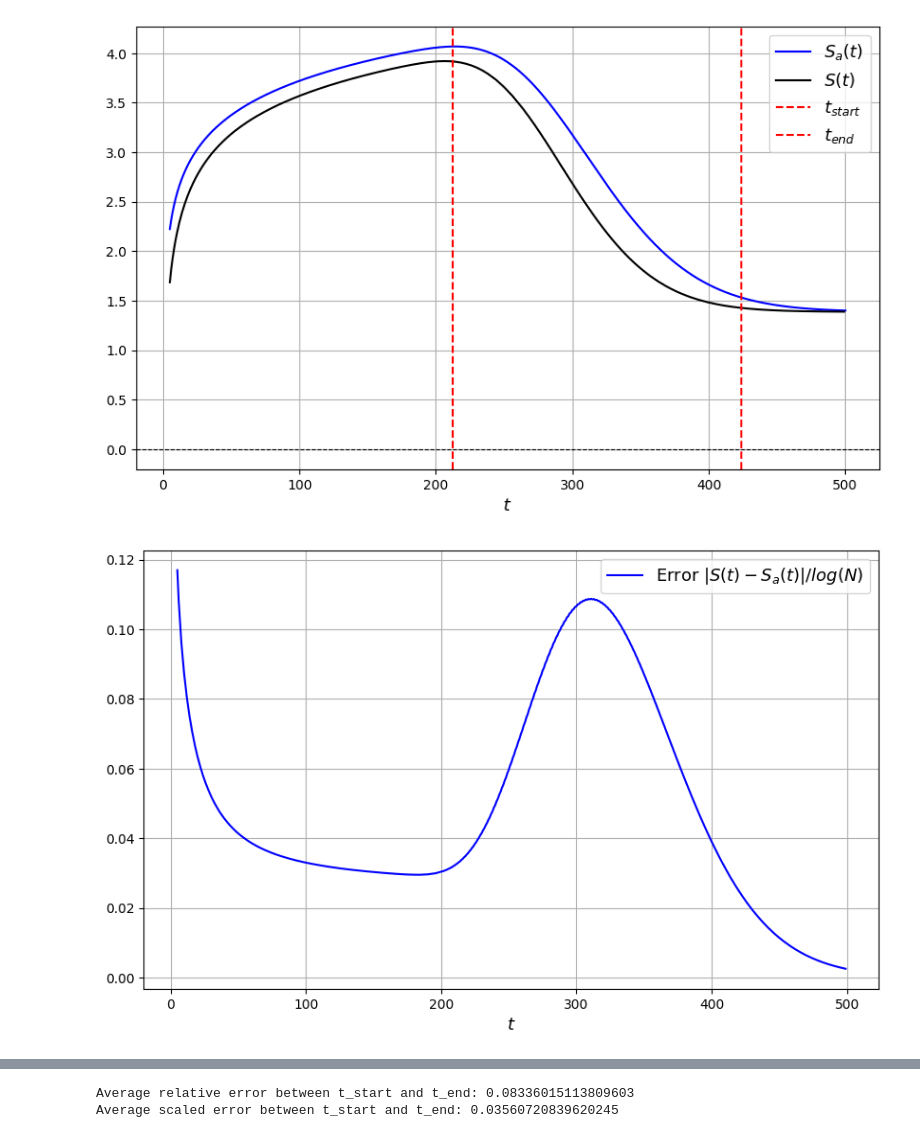
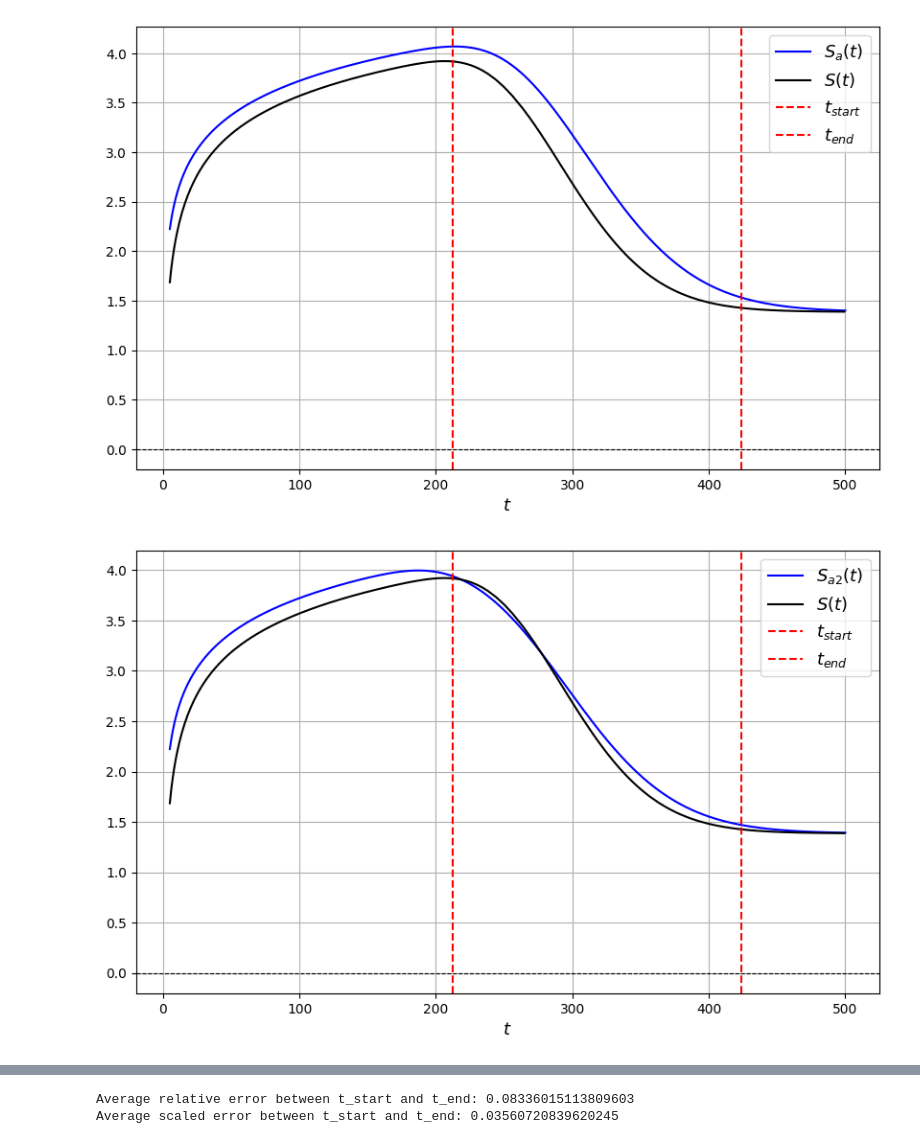
Before and after one commit to pedrolinckm/OQW-Thermodynamics, a Jupyter notebook: thermodynamics_oqw.ipynb, the cells around one changed output, grey strips where cells are left out. Saved outputs shown, nothing was run; the diff lists cells and outputs as text; code cells hidden in the pictures.

```diff
--- a/thermodynamics_oqw.ipynb
+++ b/thermodynamics_oqw.ipynb
@@ -374,21 +378,44 @@ plt.show()
 # %% [output]
 [figure]
 # %%
-#plot of error with respect to log(N)
-error = []
-t_values = []
+#Analytic Entropy of OQW - Part 2
 N = 100
-for t in range(5, tmax):
-    S_exact = S_entropy(N, omega, t)
-    S_analytic = S_corrected(N, omega, t)
-    error.append(abs(S_exact - S_analytic)/np.log(N))
-    t_values.append(t)
+omega = 2/3
+tmax = 500
+
+
+t_values_1 = np.linspace(5, tmax, 10000)
+S_values_1 = S_a_2(N,omega,t_values_1)
+
+t_values_2 = [0]*tmax
+
+for i in range(tmax):
+    t_values_2[i] = i
+
+S_values_2 = []
+for t in range(len(t_values_2)):
+    S_values_2.append(S_entropy(N,omega,t))
+
+
+
 plt.figure(figsize=(10, 6))
-plt.plot(t_values, error, color = 'blue', label = 'Error $|S(t) - S_{a}(t)|/log(N)$')
-plt.grid(True)
+
+
+plt.plot(t_values_1, S_values_1, color = 'blue', label = '$S_{a2}(t)$')
+plt.plot(t_values_2[5:], S_values_2[5:], color = 'black', label = '$S(t)$')
+
+tstart = t_start(N,omega)
+tend = t_end(N,omega)
+
+plt.axhline(0, color='black', linewidth=0.8, linestyle='--')
+
+plt.axvline(tstart, color='red', linestyle='--', label=r'$t_{start}$')
+plt.axvline(tend, color='red', linestyle='--', label=r'$t_{end}$')
+
 plt.xlabel(r'$t$', fontsize=13)
 plt.legend(fontsize=13)
-plt.savefig("error_oqw_entropy.pgf")
+plt.grid(True)
+plt.savefig("comparison_oqw_entropy_2.pgf")
 plt.show()
 # %% [output]
-[figure, old version]
+[figure, new version]
```
Also changed, not shown: parts of 6 cells of this notebook, 2 other files.
